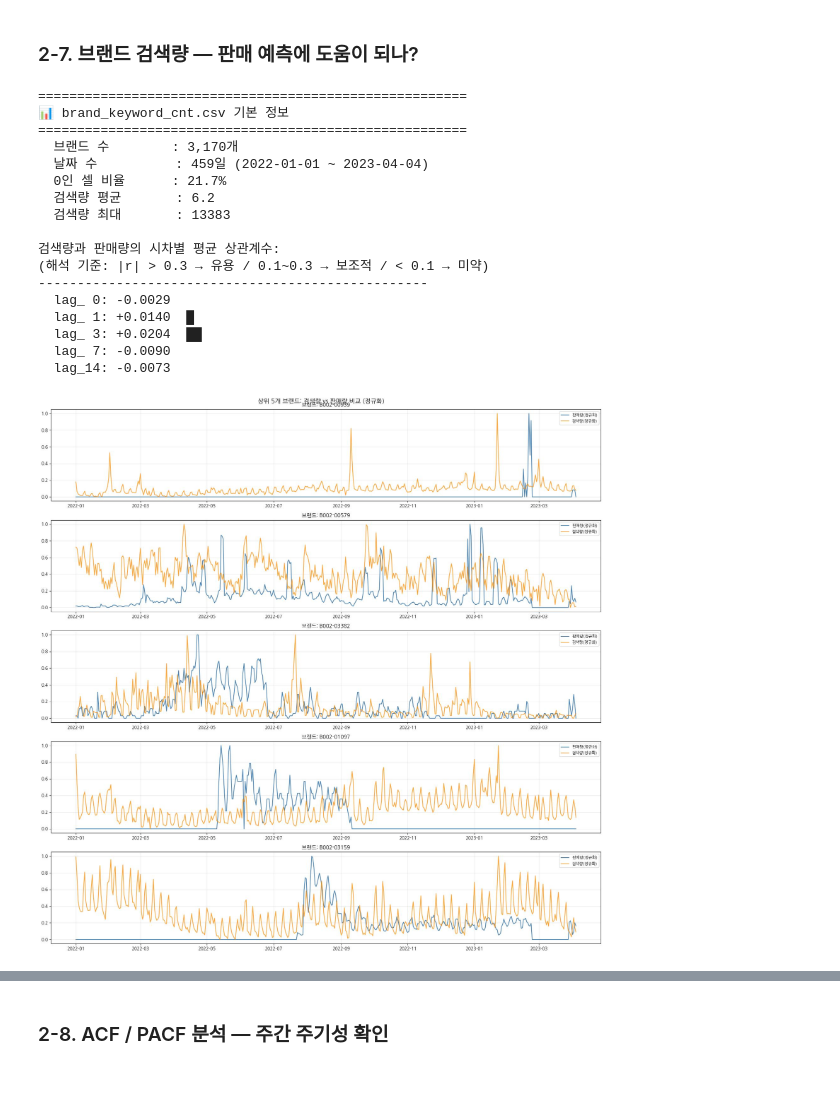
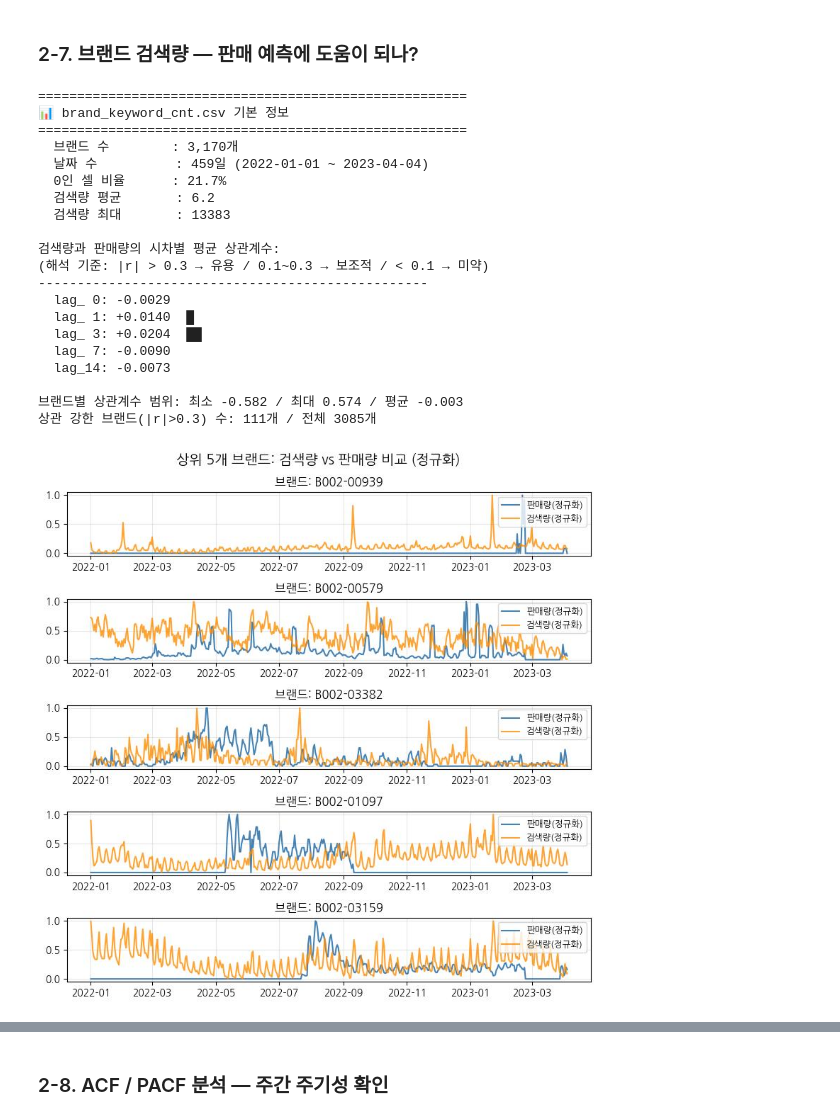
Before and after one commit to KittyNat123/Sales, a Jupyter notebook: Team/Sales_Merged_v1.ipynb, the cells around one changed output, grey strips where cells are left out. Drawn from its saved outputs; the diff is of its cells as text; code cells hidden in the pictures; blank space fills up the shorter version.

```diff
--- a/Team/Sales_Merged_v1.ipynb
+++ b/Team/Sales_Merged_v1.ipynb
@@ -816,6 +1063,14 @@ for lag in [0, 1, 3, 7, 14]:
     mean_r = np.mean(corrs)
     bar = '█' * int(abs(mean_r) * 100)
     print(f'  lag_{lag:2d}: {mean_r:+.4f}  {bar}')
+
+
+# 브랜드별 개별 상관계수 범위 확인 (lag_0 기준)
+corrs_lag0 = [np.corrcoef(kw_wide.loc[b].values, brand_qty_wide.loc[b].values[:common_n])[0,1]
+              for b in brand_qty_wide.index
+              if kw_wide.loc[b].std() > 0 and brand_qty_wide.loc[b].values[:common_n].std() > 0]
+print(f"\n브랜드별 상관계수 범위: 최소 {min(corrs_lag0):.3f} / 최대 {max(corrs_lag0):.3f} / 평균 {np.mean(corrs_lag0):.3f}")
+print(f"상관 강한 브랜드(|r|>0.3) 수: {sum(abs(r)>0.3 for r in corrs_lag0)}개 / 전체 {len(corrs_lag0)}개")
 # %% [output]
 =======================================================
 📊 brand_keyword_cnt.csv 기본 정보
@@ -834,32 +1089,35 @@ for lag in [0, 1, 3, 7, 14]:
   lag_ 3: +0.0204  ██
   lag_ 7: -0.0090
   lag_14: -0.0073
+
+브랜드별 상관계수 범위: 최소 -0.582 / 최대 0.574 / 평균 -0.003
+상관 강한 브랜드(|r|>0.3) 수: 111개 / 전체 3085개
 # %%
 # ── 상위 5개 브랜드 검색량 vs 판매량 비교 ────────────────────────────────
 brand_total_kw = keyword[KW_COLS].sum(axis=1)
 top5_brands    = keyword.loc[brand_total_kw.nlargest(5).index, '브랜드'].values
 
 def normalize(s):
     """0~1 범위로 정규화 — 스케일이 달라도 패턴을 나란히 비교할 수 있게"""
     return (s - s.min()) / (s.max() - s.min() + 1e-8)
 
-fig, axes = plt.subplots(5, 1, figsize=(18, 18))
+fig, axes = plt.subplots(5, 1, figsize=(8, 8))
 fig.suptitle('상위 5개 브랜드: 검색량 vs 판매량 비교 (정규화)', fontsize=14, fontweight='bold')
 
 for i, brand in enumerate(top5_brands):
     ax = axes[i]
     kw_row    = keyword[keyword['브랜드'] == brand][KW_COLS].iloc[0]
     kw_ts     = pd.Series(kw_row.values, index=pd.to_datetime(KW_COLS))
     brand_qty = train[train['브랜드'] == brand][DATE_COLS].sum(axis=0)
     brand_qty.index = pd.to_datetime(brand_qty.index)
     ax.plot(normalize(brand_qty), color='steelblue',  lw=1.5, label='판매량(정규화)')
     ax.plot(normalize(kw_ts),    color='darkorange', lw=1.5, alpha=0.8, label='검색량(정규화)')
     ax.set_title(f'브랜드: {brand}')
     ax.legend(loc='upper right', fontsize=9)
     ax.grid(alpha=0.3)
 
 plt.tight_layout()
 plt.show()
 # %% [output]
-[figure, old version]
+[figure, new version]
 # %% [markdown]
```
Also changed, not shown: parts of 59 cells of this notebook.
